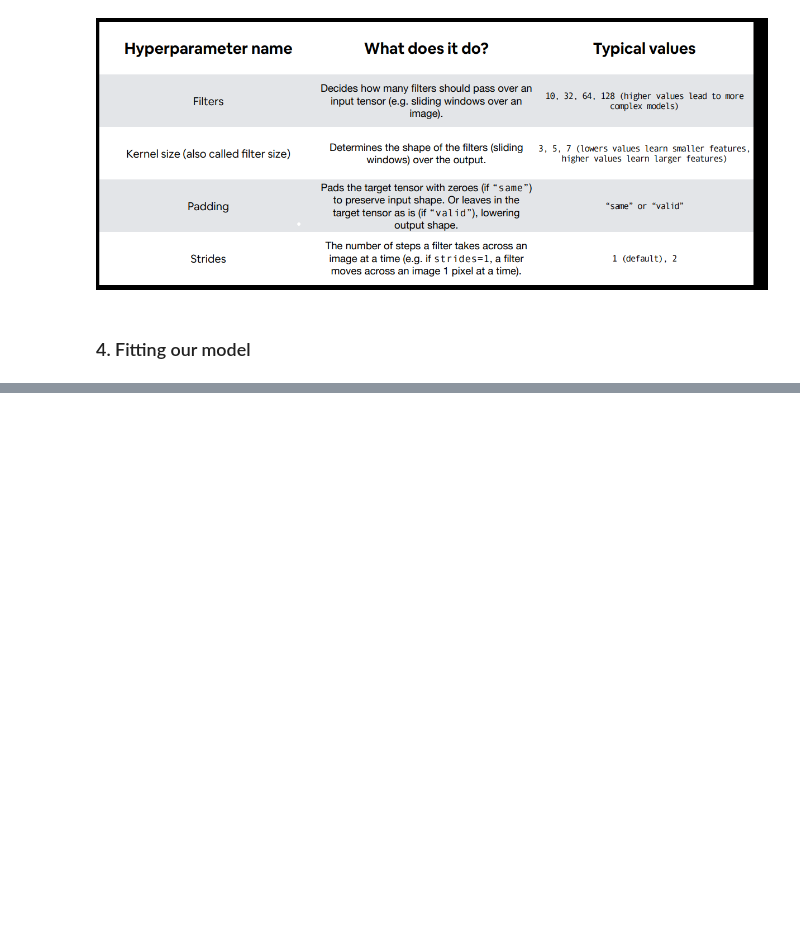
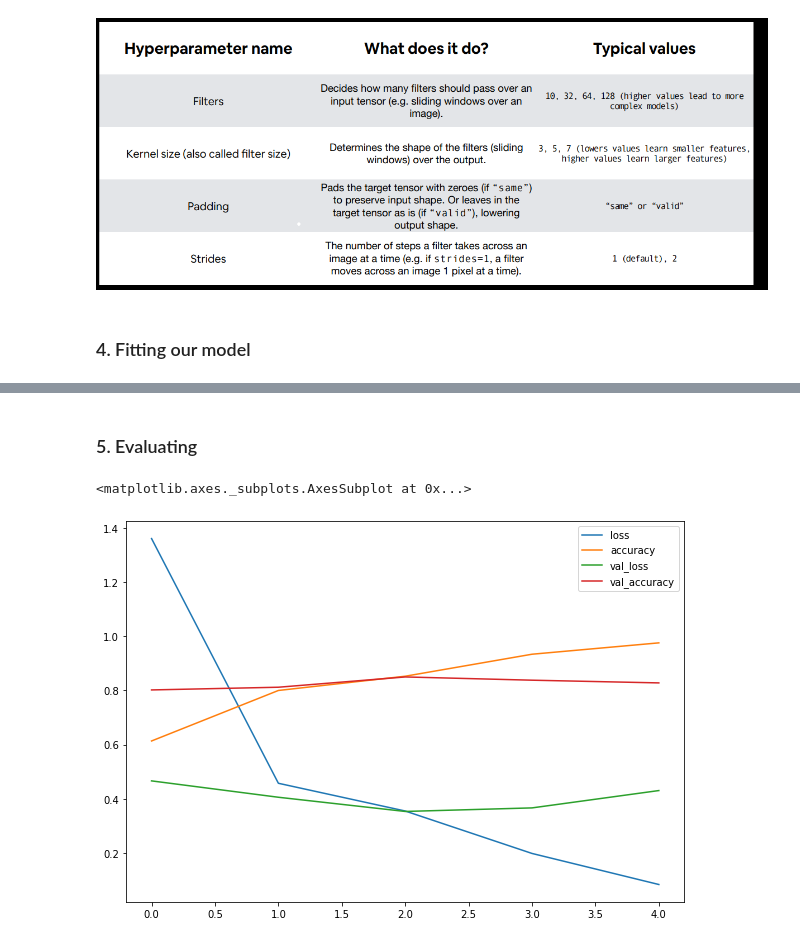
Before and after one commit to Henil21/Intro_to_computer_vision_and_CNN, a Jupyter notebook: Computer_vision_CNN_in_tensorflow.ipynb, the cells around one changed output, grey strips where cells are left out. Cells and saved outputs as stored; diff of their text form; code cells hidden in the pictures; blank space fills up the shorter version.

```diff
--- a/Computer_vision_CNN_in_tensorflow.ipynb
+++ b/Computer_vision_CNN_in_tensorflow.ipynb
@@ -508,0 +509,8 @@ Epoch 5/5
+# %% [markdown]
+ ### 5. Evaluating
+# %%
+import pandas as pd
+pd.DataFrame(history_4.history).plot(figsize=(10,7))
+# %% [output]
+<matplotlib.axes._subplots.AxesSubplot at 0x...>
+[figure, added]
```
Also changed, not shown: parts of 12 cells of this notebook.
